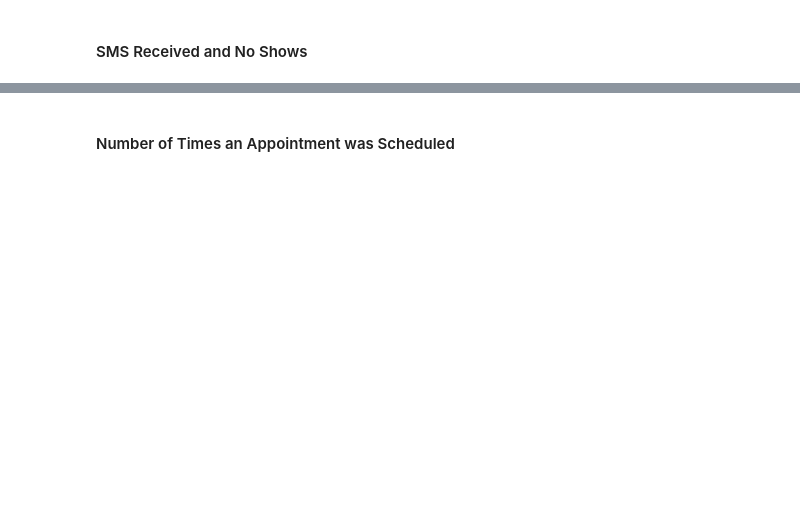
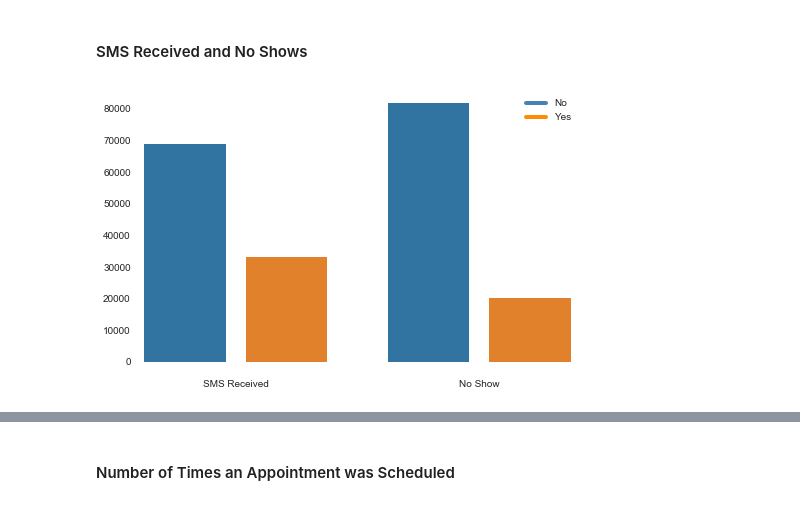
Before and after one commit to jaclynrich/appt-no-show, a Jupyter notebook: appt-no-show.ipynb, the cells around one changed output, grey strips where cells are left out. Saved outputs shown, nothing was run; the diff lists cells and outputs as text; code cells hidden in the pictures; blank space fills up the shorter version.

```diff
--- a/appt-no-show.ipynb
+++ b/appt-no-show.ipynb
@@ -920,25 +1016,27 @@ m.add_child(folium.plugins.HeatMap(hood_lst))
 # %%
 # Plot binary appointment characteristics
 fields = ['SMSReceived', 'NoShow']
 xlabels = ['SMS Received', 'No Show']
 labels = ['No', 'Yes']
 
 fig, axes = plt.subplots(1, 2, figsize = (8, 5), sharey = True)
 
 i = 0
 for ax in axes.reshape(-1):
-    sns.countplot(ax = ax, x = fields[i], data = unique_patients)
+    sns.countplot(ax = ax, x = fields[i], data = df)
     sns.set_style("white")
     ax.tick_params(length = 0)
     sns.despine(left = True, bottom = True)
     ax.set(xticklabels=['', ''])
     ax.set(xlabel = '\n' + xlabels[i], ylabel = '')
     i += 1
 
 custom_lines = [Line2D([0], [0], color = 'steelblue', lw=4),
                 Line2D([0], [0], color = 'darkorange', lw=4)]
 ax.legend(custom_lines, ['No', 'Yes'])
 plt.show()
+# %% [output]
+[figure, added]
 # %%
 # Proportion of sms received
 df['SMSReceived'].mean()
```
Also changed, not shown: parts of 88 cells of this notebook.
